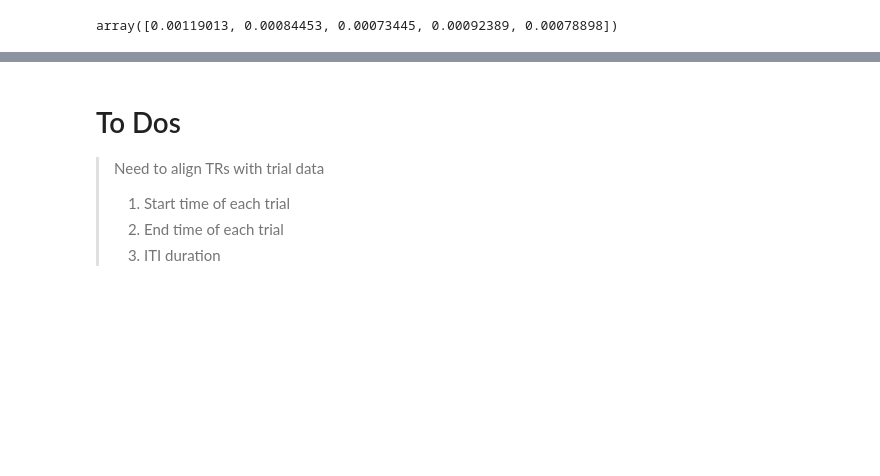
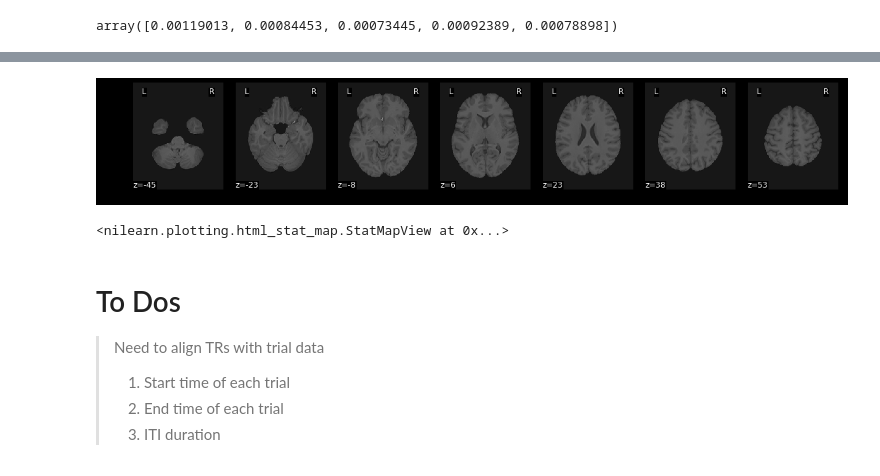
Before and after one commit to danieljwilson/cogReg_fMRI, a Jupyter notebook: 3_experiment/3_3_data_analysis/fr_localizer_neural.ipynb, the cells around one changed output, grey strips where cells are left out. Drawn from its saved outputs; the diff is of its cells as text; code cells hidden in the pictures; blank space fills up the shorter version.

```diff
--- a/3_experiment/3_3_data_analysis/fr_localizer_neural.ipynb
+++ b/3_experiment/3_3_data_analysis/fr_localizer_neural.ipynb
@@ -204,3 +268,12 @@ array([0.00119013, 0.00084453, 0.00073445, 0.00092389, 0.00078898])
+# %%
+plot_anat(anat, draw_cross=False, display_mode='z');
+# %% [output]
+[figure, added]
+# %%
+# Interactive Viewer
+view_img(anat)
+# %% [output]
+<nilearn.plotting.html_stat_map.StatMapView at 0x...>
 # %% [markdown]
 # To Dos
 
```
Also changed, not shown: parts of 18 cells of this notebook.
